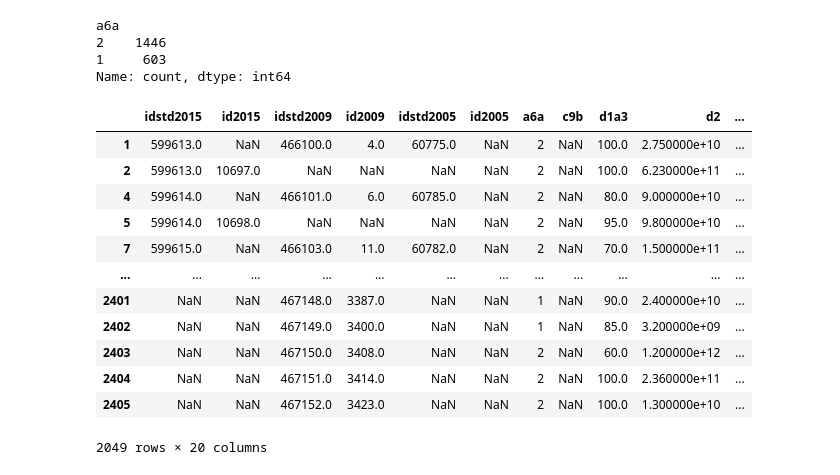
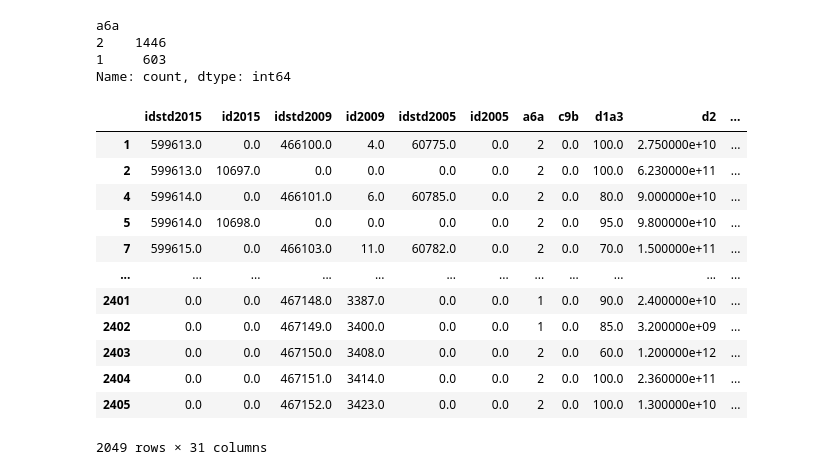
Before and after one commit to Thuan509/Dynamic-Macroeconomics, a Jupyter notebook: PS2_Code/Firms Modelling/data2_process.ipynb, the cells around one changed output. Drawn from its saved outputs; the diff is of its cells as text; code cells hidden in the pictures.

```diff
--- a/PS2_Code/Firms Modelling/data2_process.ipynb
+++ b/PS2_Code/Firms Modelling/data2_process.ipynb
@@ -55,37 +55,52 @@ Name: count, dtype: int64
 # %%
 # Select Firms ID
 col_id = ['idstd2015', 'id2015', 'idstd2009', 'id2009', 'idstd2005', 'id2005', 'a6a']
 
-# Select the cost input of 2015
+#************************************************ YEAR 2015 ************************************************
+# Select the variable cost of 2015
 ## d2: total annual sales for all products and services (VND)
 # c9b: Annual losses due to power outages, d1a3: % of sales (d2) represented by main activity or product
 # d10: Losses due to theft as % of the value of the products, d11: Losses due to breakage or spoilage as % of the value of the products
 # h8: Cost of formal research and development activities, i2b: Total annual cost of security
 # i4b: Total annual value of losses due to theft, robbery, vadalism
 # n5a: purchase of new or used machinery, vehicles, and equipment, n5b: lands & buildings
 # n2a: Total annual cost of labor, n2b: Total annual cost of electricity, n2i: Total annual cost of sales (for retails)
-col_15 = ['c9b', 'd1a3', 'd2', 'd10', 'd11', '_2015_h8', 'i2b', 'i4b','n2a', 'n2b', 'n2i','n5a', 'n5b']
+col_15A = ['c9b', 'd1a3', 'd2', 'd10', 'd11', '_2015_h8', 'i2b', 'i4b','n2a', 'n2b', 'n2i','n5a', 'n5b']
 
-# Select the cost inputs of 2009
-# c9b: Annual losses due to power outages
-col_09 = ['']
+# Select production input of 2015
+#l1: Permanent, full-time workers end of last fiscal year, f2: Typical hours of operation in a week
+col_15B = ['l1', 'f2']
+
+#************************************************ YEAR 2005 ************************************************
+# Select the variable cost of 2005 (Section II: Productivity)
+# q86a1: Total sales
+# q86a3: Total purchases of raw materials and intermediate goods, q86a4: Total cost of labor
+# q86a5: Depreciation, q86a6: Rent on land and buildings, q86a8: Rent on machinery, equipment, and vehicles
+# q86a9: Interest charges, q86a10: Energy cost, q86a11: Taxes
+col_05A = ['_2005_q86a1', '_2005_q86a3', '_2005_q86a4', '_2005_q86a5', '_2005_q86a6', '_2005_q86a8', '_2005_q86a9', '_2005_q86a10', '_2005_q86a11']
+
+# Select production input of 2005
+#l1: Permanent, full-time workers end of last fiscal year, f2: Typical hours of operation in a week
+#col_05B = ['l1', 'f2',]
+
 
 # Check if all selected columns exist in the dataset
-columns = [col for col in col_id + col_15 if col in df.columns]
+columns = [col for col in col_id + col_15A + col_15B + col_05A if col in df.columns]
 
 df = df[columns]
+df.fillna(0, inplace = True)
 df
 # %% [output]
 |  | idstd2015 | id2015 | idstd2009 | id2009 | idstd2005 | id2005 | a6a | c9b | d1a3 | d2 | ... |
-| 1 | 599613.0 | NaN | 466100.0 | 4.0 | 60775.0 | NaN | 2 | NaN | 100.0 | 2.750000e+10 | ... |
-| 2 | 599613.0 | 10697.0 | NaN | NaN | NaN | NaN | 2 | NaN | 100.0 | 6.230000e+11 | ... |
-| 4 | 599614.0 | NaN | 466101.0 | 6.0 | 60785.0 | NaN | 2 | NaN | 80.0 | 9.000000e+10 | ... |
-| 5 | 599614.0 | 10698.0 | NaN | NaN | NaN | NaN | 2 | NaN | 95.0 | 9.800000e+10 | ... |
-| 7 | 599615.0 | NaN | 466103.0 | 11.0 | 60782.0 | NaN | 2 | NaN | 70.0 | 1.500000e+11 | ... |
+| 1 | 599613.0 | 0.0 | 466100.0 | 4.0 | 60775.0 | 0.0 | 2 | 0.0 | 100.0 | 2.750000e+10 | ... |
+| 2 | 599613.0 | 10697.0 | 0.0 | 0.0 | 0.0 | 0.0 | 2 | 0.0 | 100.0 | 6.230000e+11 | ... |
+| 4 | 599614.0 | 0.0 | 466101.0 | 6.0 | 60785.0 | 0.0 | 2 | 0.0 | 80.0 | 9.000000e+10 | ... |
+| 5 | 599614.0 | 10698.0 | 0.0 | 0.0 | 0.0 | 0.0 | 2 | 0.0 | 95.0 | 9.800000e+10 | ... |
+| 7 | 599615.0 | 0.0 | 466103.0 | 11.0 | 60782.0 | 0.0 | 2 | 0.0 | 70.0 | 1.500000e+11 | ... |
 | ... | ... | ... | ... | ... | ... | ... | ... | ... | ... | ... | ... |
-| 2401 | NaN | NaN | 467148.0 | 3387.0 | NaN | NaN | 1 | NaN | 90.0 | 2.400000e+10 | ... |
-| 2402 | NaN | NaN | 467149.0 | 3400.0 | NaN | NaN | 1 | NaN | 85.0 | 3.200000e+09 | ... |
-| 2403 | NaN | NaN | 467150.0 | 3408.0 | NaN | NaN | 2 | NaN | 60.0 | 1.200000e+12 | ... |
-| 2404 | NaN | NaN | 467151.0 | 3414.0 | NaN | NaN | 2 | NaN | 100.0 | 2.360000e+11 | ... |
-| 2405 | NaN | NaN | 467152.0 | 3423.0 | NaN | NaN | 2 | NaN | 100.0 | 1.300000e+10 | ... |
+| 2401 | 0.0 | 0.0 | 467148.0 | 3387.0 | 0.0 | 0.0 | 1 | 0.0 | 90.0 | 2.400000e+10 | ... |
+| 2402 | 0.0 | 0.0 | 467149.0 | 3400.0 | 0.0 | 0.0 | 1 | 0.0 | 85.0 | 3.200000e+09 | ... |
+| 2403 | 0.0 | 0.0 | 467150.0 | 3408.0 | 0.0 | 0.0 | 2 | 0.0 | 60.0 | 1.200000e+12 | ... |
+| 2404 | 0.0 | 0.0 | 467151.0 | 3414.0 | 0.0 | 0.0 | 2 | 0.0 | 100.0 | 2.360000e+11 | ... |
+| 2405 | 0.0 | 0.0 | 467152.0 | 3423.0 | 0.0 | 0.0 | 2 | 0.0 | 100.0 | 1.300000e+10 | ... |
-2049 rows × 20 columns
+2049 rows × 31 columns
```
Also changed, not shown: 35 other files.
